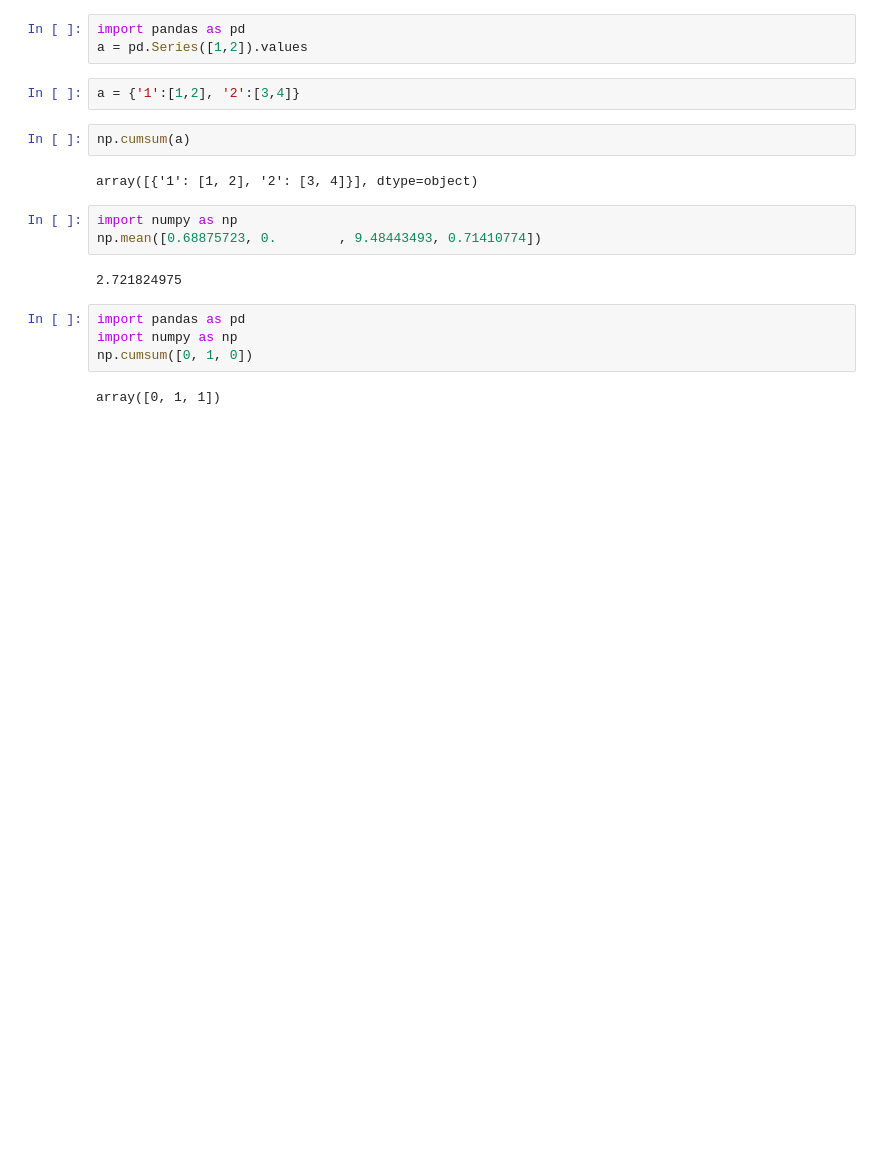
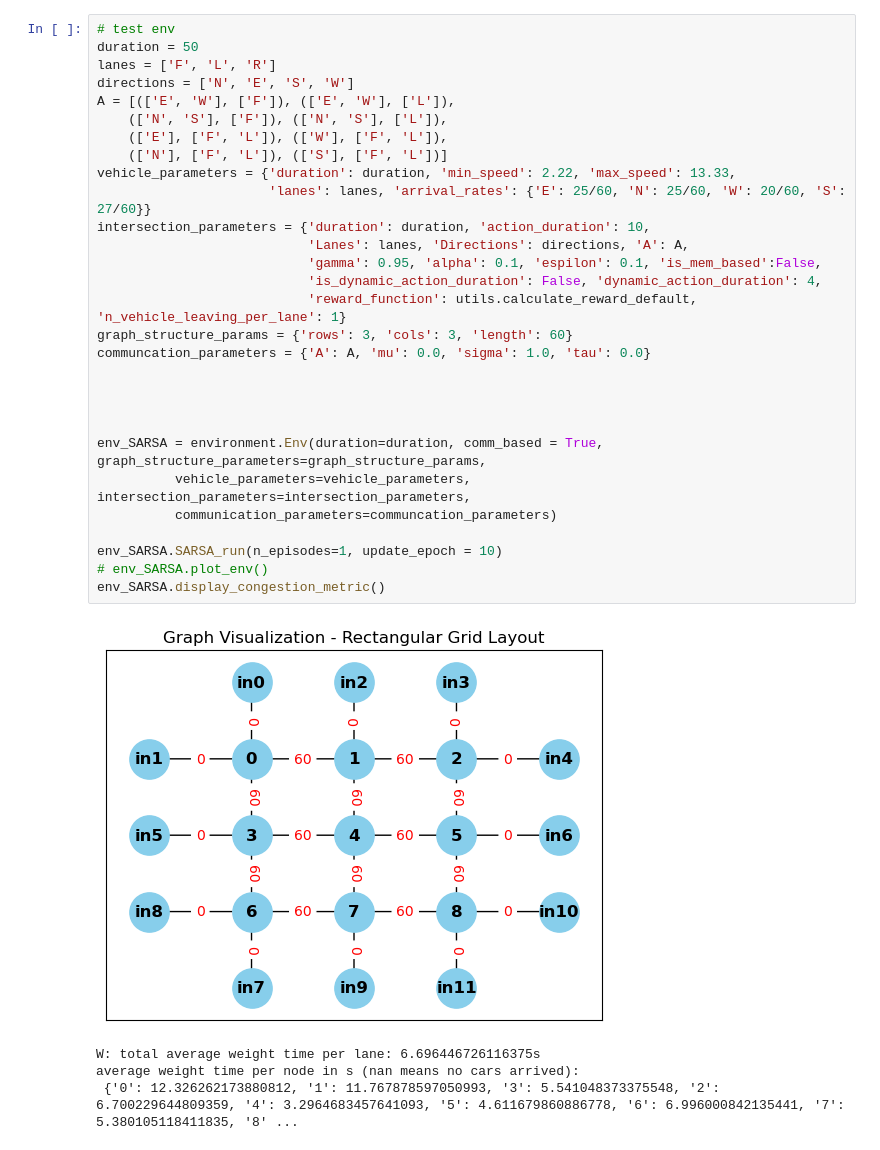
Before and after one commit to kvnoct/episodic_control, a Jupyter notebook: memory_sarsa/test.ipynb, the cells around one changed output. Drawn from its saved outputs; the diff is of its cells as text; blank space fills up the shorter version.

```diff
--- a/memory_sarsa/test.ipynb
+++ b/memory_sarsa/test.ipynb
@@ -76,20 +51,34 @@ array([2, 3, 2])
-# %%
-import pandas as pd
-a = pd.Series([1,2]).values
-# %%
-a = {'1':[1,2], '2':[3,4]}
-# %%
-np.cumsum(a)
-# %% [output]
-array([{'1': [1, 2], '2': [3, 4]}], dtype=object)
-# %%
-import numpy as np
-np.mean([0.68875723, 0.        , 9.48443493, 0.71410774])
-# %% [output]
-2.721824975
-# %%
-import pandas as pd
-import numpy as np
-np.cumsum([0, 1, 0])
-# %% [output]
-array([0, 1, 1])
+# %%
+# test env
+duration = 50
+lanes = ['F', 'L', 'R']
+directions = ['N', 'E', 'S', 'W']
+A = [(['E', 'W'], ['F']), (['E', 'W'], ['L']),
+    (['N', 'S'], ['F']), (['N', 'S'], ['L']),
+    (['E'], ['F', 'L']), (['W'], ['F', 'L']),
+    (['N'], ['F', 'L']), (['S'], ['F', 'L'])]
+vehicle_parameters = {'duration': duration, 'min_speed': 2.22, 'max_speed': 13.33,
+                      'lanes': lanes, 'arrival_rates': {'E': 25/60, 'N': 25/60, 'W': 20/60, 'S': 27/60}}
+intersection_parameters = {'duration': duration, 'action_duration': 10,
+                           'Lanes': lanes, 'Directions': directions, 'A': A,
+                           'gamma': 0.95, 'alpha': 0.1, 'espilon': 0.1, 'is_mem_based':False,
+                           'is_dynamic_action_duration': False, 'dynamic_action_duration': 4,
+                           'reward_function': utils.calculate_reward_default, 'n_vehicle_leaving_per_lane': 1}
+graph_structure_params = {'rows': 3, 'cols': 3, 'length': 60}
+communcation_parameters = {'A': A, 'mu': 0.0, 'sigma': 1.0, 'tau': 0.0}
+
+
+
+
+env_SARSA = environment.Env(duration=duration, comm_based = True, graph_structure_parameters=graph_structure_params,
+          vehicle_parameters=vehicle_parameters, intersection_parameters=intersection_parameters,
+          communication_parameters=communcation_parameters)
+
+env_SARSA.SARSA_run(n_episodes=1, update_epoch = 10)
+# env_SARSA.plot_env()
+env_SARSA.display_congestion_metric()
+# %% [output]
+[figure, added]
+W: total average weight time per lane: 6.696446726116375s
+average weight time per node in s (nan means no cars arrived):
+ {'0': 12.326262173880812, '1': 11.767878597050993, '3': 5.541048373375548, '2': 6.700229644809359, '4': 3.2964683457641093, '5': 4.611679860886778, '6': 6.996000842135441, '7': 5.380105118411835, '8' ...
```
Also changed, not shown: parts of 11 cells of this notebook, 49 other files.
